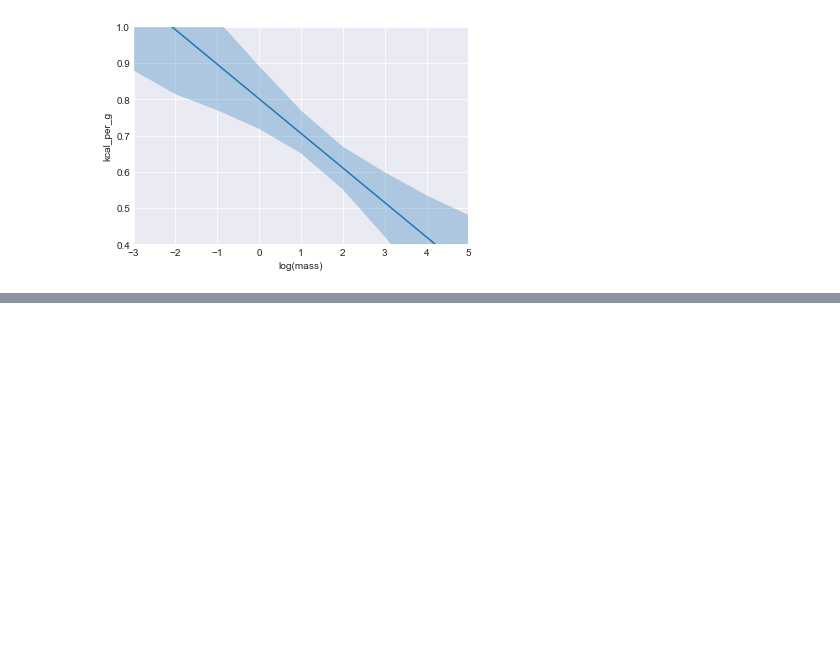
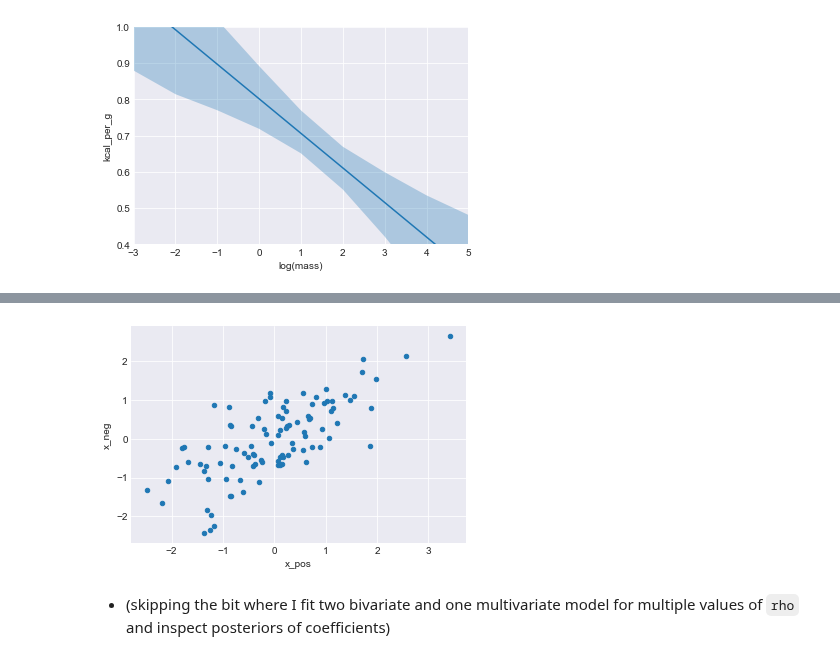
Before and after one commit to nwweber/statistical_rethinking, a Jupyter notebook: chapter_05_multivariate_linear_models.ipynb, the cells around one changed output, grey strips where cells are left out. Drawn from its saved outputs; the diff is of its cells as text; code cells hidden in the pictures; blank space fills up the shorter version.

```diff
--- a/chapter_05_multivariate_linear_models.ipynb
+++ b/chapter_05_multivariate_linear_models.ipynb
@@ -783,0 +803,14 @@ ax.set_ylabel('kcal_per_g');
+# %%
+# Code 5.28
+n = 100
+rho = 0.7
+x_pos = np.random.normal(size=n)
+x_neg = np.random.normal(rho*x_pos, np.sqrt(1 - rho**2), n)
+y = np.random.normal(x_pos - x_neg, size=n)
+d = pd.DataFrame({'y': y, 'x_pos': x_pos, 'x_neg': x_neg})
+# %%
+d.plot.scatter('x_pos', 'x_neg');
+# %% [output]
+[figure, added]
+# %% [markdown]
+* (skipping the bit where I fit two bivariate and one multivariate model for multiple values of `rho` and inspect posteriors of coefficients)
```
Also changed, not shown: parts of 2 cells of this notebook.
